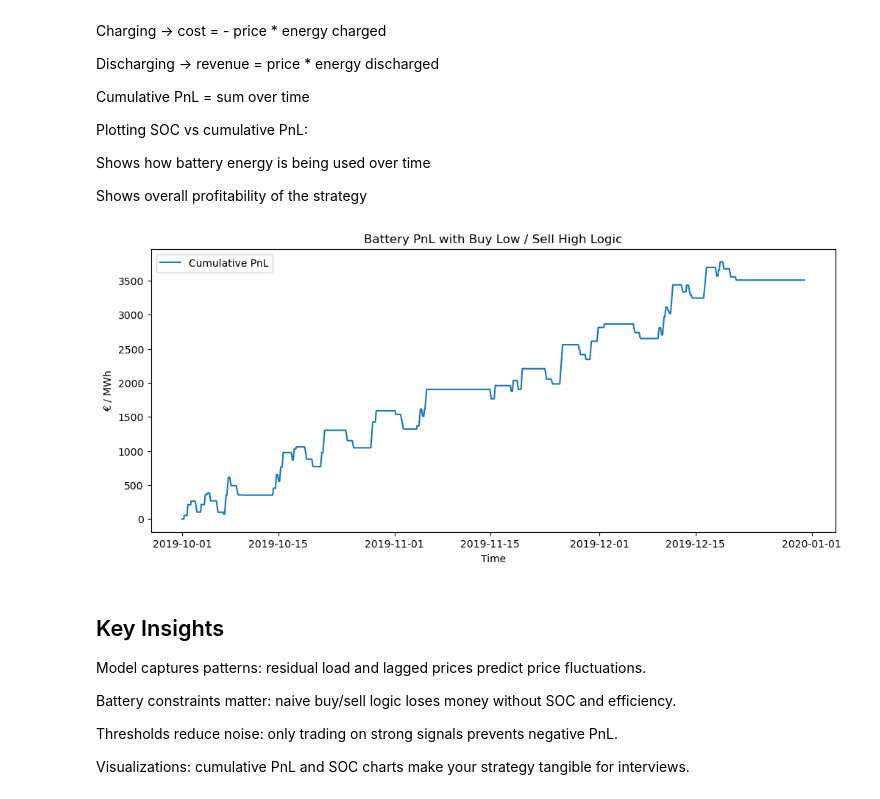
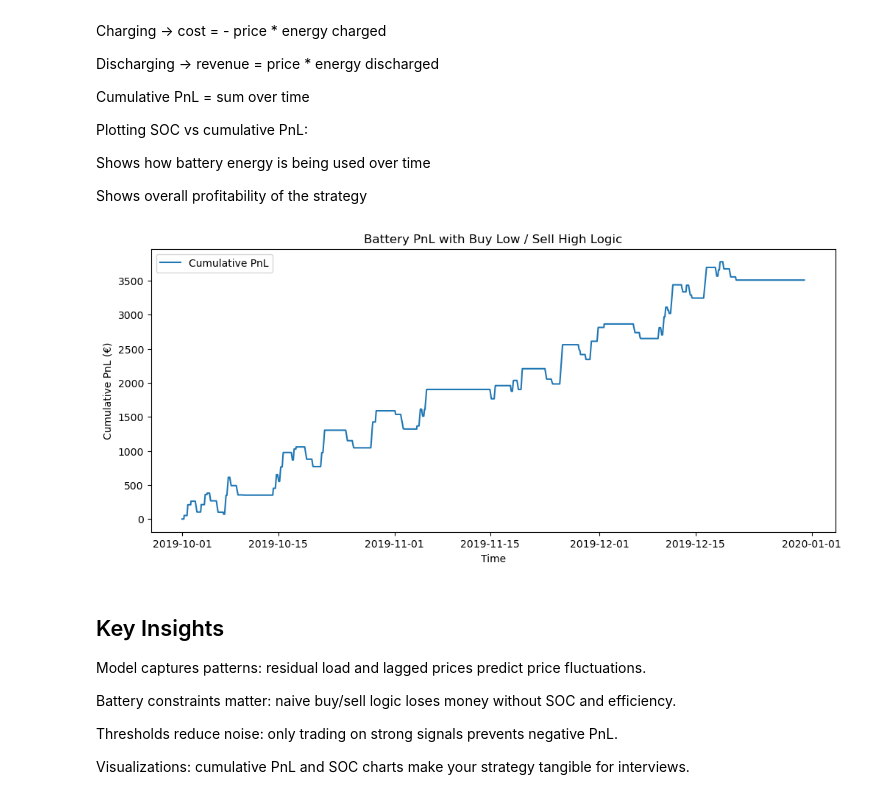
Before and after one commit to kashyap333/battery-optmisation, a Jupyter notebook: notebooks/data_import.ipynb, the cells around one changed output. Drawn from its saved outputs; the diff is of its cells as text; code cells hidden in the pictures.

```diff
--- a/notebooks/data_import.ipynb
+++ b/notebooks/data_import.ipynb
@@ -258,35 +258,35 @@ soc_list = []
 
 for _, row in df_test.iterrows():
     price = row['DE_LU_price_day_ahead']
     sig = row['signal']
 
     if sig == 1 and soc < battery_capacity:  # charge
         charge = min(charge_rate, battery_capacity - soc)
         soc += charge * efficiency
         pnl.append(-charge * price)
     elif sig == 0 and soc > 0:  # discharge
         discharge = min(charge_rate, soc)
         soc -= discharge
         pnl.append(discharge * price)
     else:
         pnl.append(0)
 
     soc_list.append(soc)
 
 df_test['pnl'] = pnl
 df_test['cumulative_pnl'] = df_test['pnl'].cumsum()
 df_test['soc'] = soc_list
 
 import matplotlib.pyplot as plt
 plt.figure(figsize=(12,5))
 plt.plot(df_test['cumulative_pnl'], label='Cumulative PnL')
 plt.title("Battery PnL with Buy Low / Sell High Logic")
 plt.xlabel("Time")
-plt.ylabel("€ / MWh")
+plt.ylabel("Cumulative PnL (€)")
 plt.legend()
 plt.show()
 # %% [output]
-[figure, old version]
+[figure, new version]
 # %% [markdown]
 ## Key Insights
 
```
Also changed, not shown: parts of 1 cell of this notebook.
